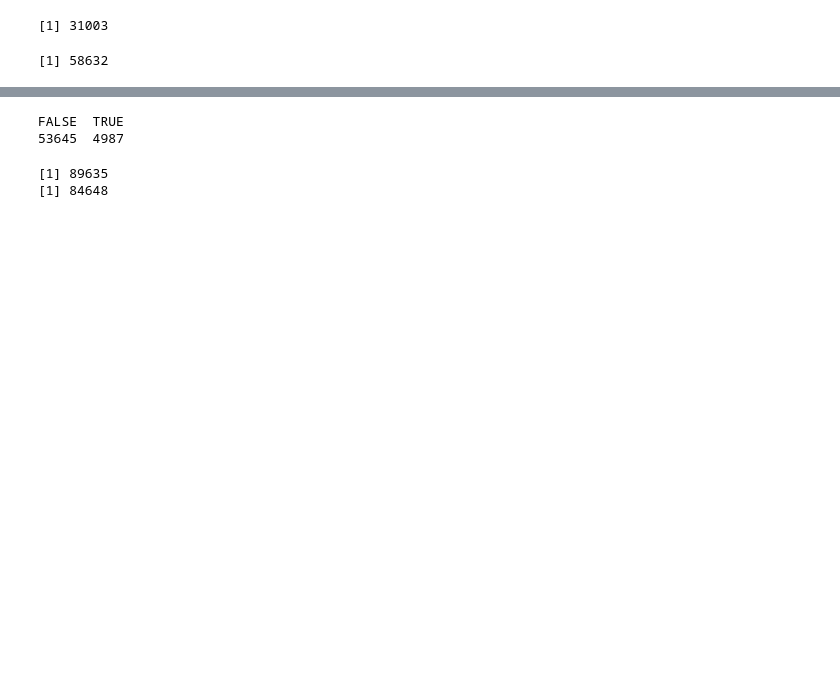
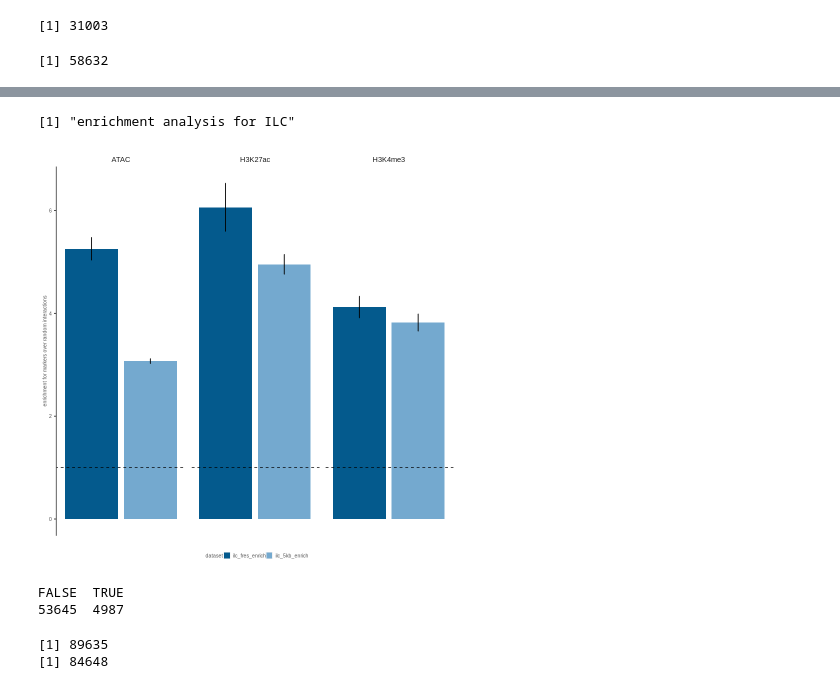
Before and after one commit to vmalysheva/ILC3, a Jupyter notebook: PCHiC/resolution_consensus.ipynb, the cells around one changed output, grey strips where cells are left out. Saved outputs shown, nothing was run; the diff lists cells and outputs as text; code cells hidden in the pictures; blank space fills up the shorter version.

```diff
--- a/PCHiC/resolution_consensus.ipynb
+++ b/PCHiC/resolution_consensus.ipynb
@@ -80,0 +175,67 @@ Warning message:
+# %%
+ilc_fres_enrich <- "~/miniPCHiC/hILCs/hILCs_run2/Chicago/ilc_fres_feature_overlaps.txt"
+ilc_5kb_enrich <- "~/miniPCHiC/hILCs/hILCs_run2/Chicago/ilc_5kb_feature_overlaps.txt"
+# ilc_20kb_enrich <- "~/miniPCHiC/hILCs/hILCs_run2/Chicago/ilc_20kb_feature_overlaps.txt"
+# ilc_enrich_list <- c("ilc_fres_enrich", "ilc_5kb_enrich", "ilc_20kb_enrich")
+ilc_enrich_list <- c("ilc_fres_enrich", "ilc_5kb_enrich")
+
+enriching <- function(enrich_list){
+  enrich_table <- data.table()
+  for (enrich in enrich_list){
+    enrich_type <- fread(get(enrich))
+    enrich_type[, mark := featuresTable$V1]
+    enrich_type[, ratio:= OLwithSI/MeanOLwithSamples]
+    enrich_type[, sd_ratio:= ratio*SDOLwithSample/MeanOLwithSamples]
+    enrich_type[,dataset:=factor(enrich)]
+    enrich_table <- rbind(enrich_table, enrich_type)
+  }
+  return(enrich_table)
+}
+
+print("enrichment analysis for ILC")
+ilc_enrich_table <- enriching(ilc_enrich_list)
+# %% [output]
+[1] "enrichment analysis for ILC"
+# %%
+## plotting
+
+plotting <- function(enrich_table){
+
+#     enrich_table$dataset <- factor(enrich_table$dataset, levels = c("ilc_fres_enrich", "ilc_5kb_enrich", "ilc_20kb_enrich"))
+    enrich_table$dataset <- factor(enrich_table$dataset, levels = c("ilc_fres_enrich", "ilc_5kb_enrich"))
+
+    p <- ggplot(enrich_table, aes(x = dataset, y = ratio, fill = dataset)) +
+            geom_bar(position="dodge", stat = 'identity') +
+            facet_grid(.~factor(mark, levels = c("ATAC","H3K27ac", "H3K4me3"))) +
+#             scale_fill_manual(values = c("ilc_fres_enrich" = "#045a8d",
+#                                        "ilc_5kb_enrich"="#74a9cf",
+#                                        "ilc_20kb_enrich" = "#969696")) +
+            scale_fill_manual(values = c("ilc_fres_enrich" = "#045a8d",
+                                       "ilc_5kb_enrich"="#74a9cf")) +
+            geom_errorbar(aes(ymin = ratio-sd_ratio, ymax = ratio+sd_ratio), width=.01) +
+            theme(axis.text.x = element_blank(),
+                  axis.ticks.x=element_blank(),
+                  axis.title.x=element_blank(),
+                  axis.text.y = element_text(size = 6),
+                axis.title.y = element_text(size = 6, colour = "grey30"),
+                legend.title = element_text(size=6, colour = "grey30"),
+                legend.text = element_text(size=6, colour = "grey30"),
+                  legend.position = "bottom",
+                legend.key.width = unit(0.3, 'cm'),
+                legend.key.height = unit(0.3, 'cm'),
+                panel.background = element_rect(fill = "white"),
+                axis.line.x=element_blank(),
+                axis.line.y=element_line(color="grey30"),
+                  strip.background =element_blank()
+                ) +
+            ylab("enrichment for markers over random interactions") +
+            geom_abline(slope=0, intercept=1,  col = "black", lty=2, size = 0.4)
+            #scale_y_continuous(limits = c(0,4.5))
+
+    return(p)
+}
+# %%
+p_enrichment <- plotting(ilc_enrich_table)
+p_enrichment
+# %% [output]
+[figure, added]
```
Also changed, not shown: parts of 23 cells of this notebook.
